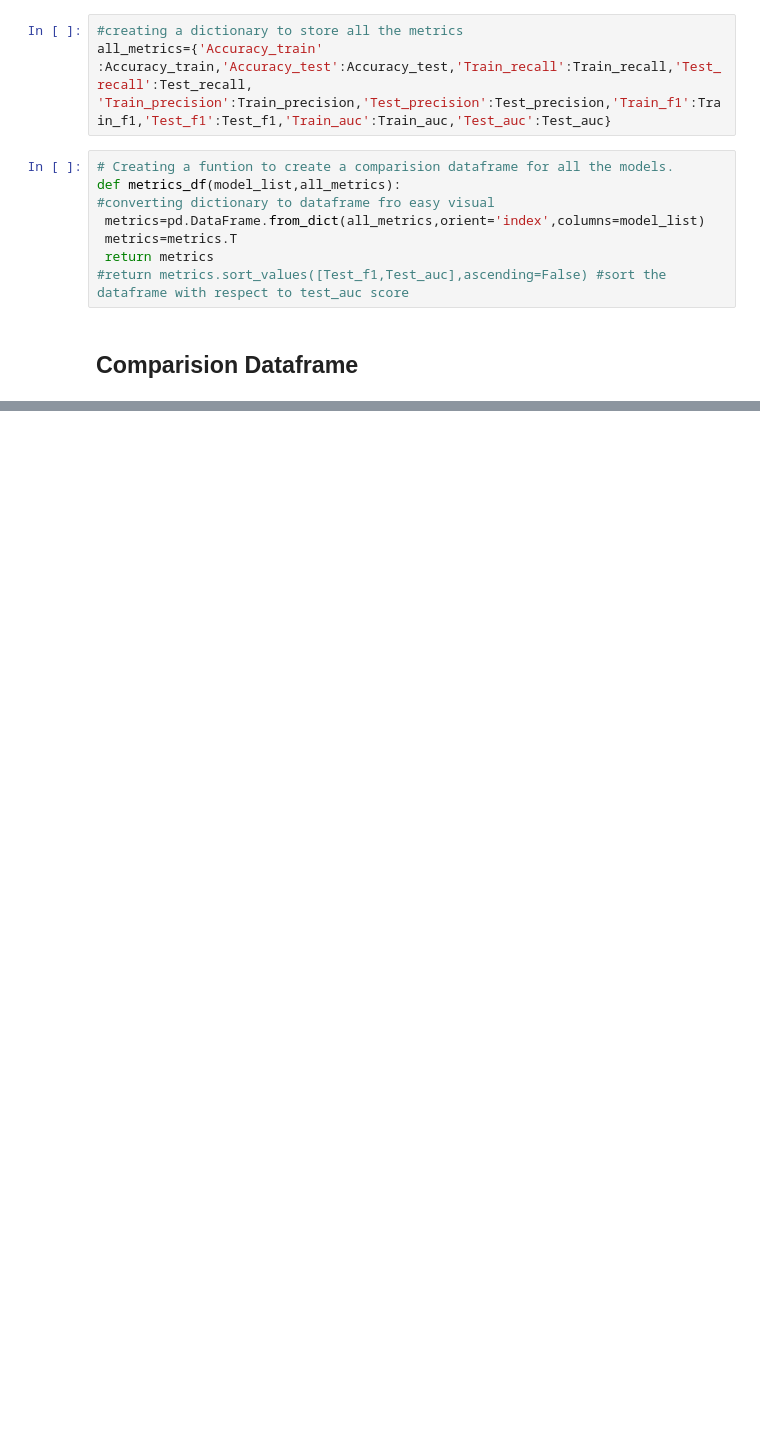
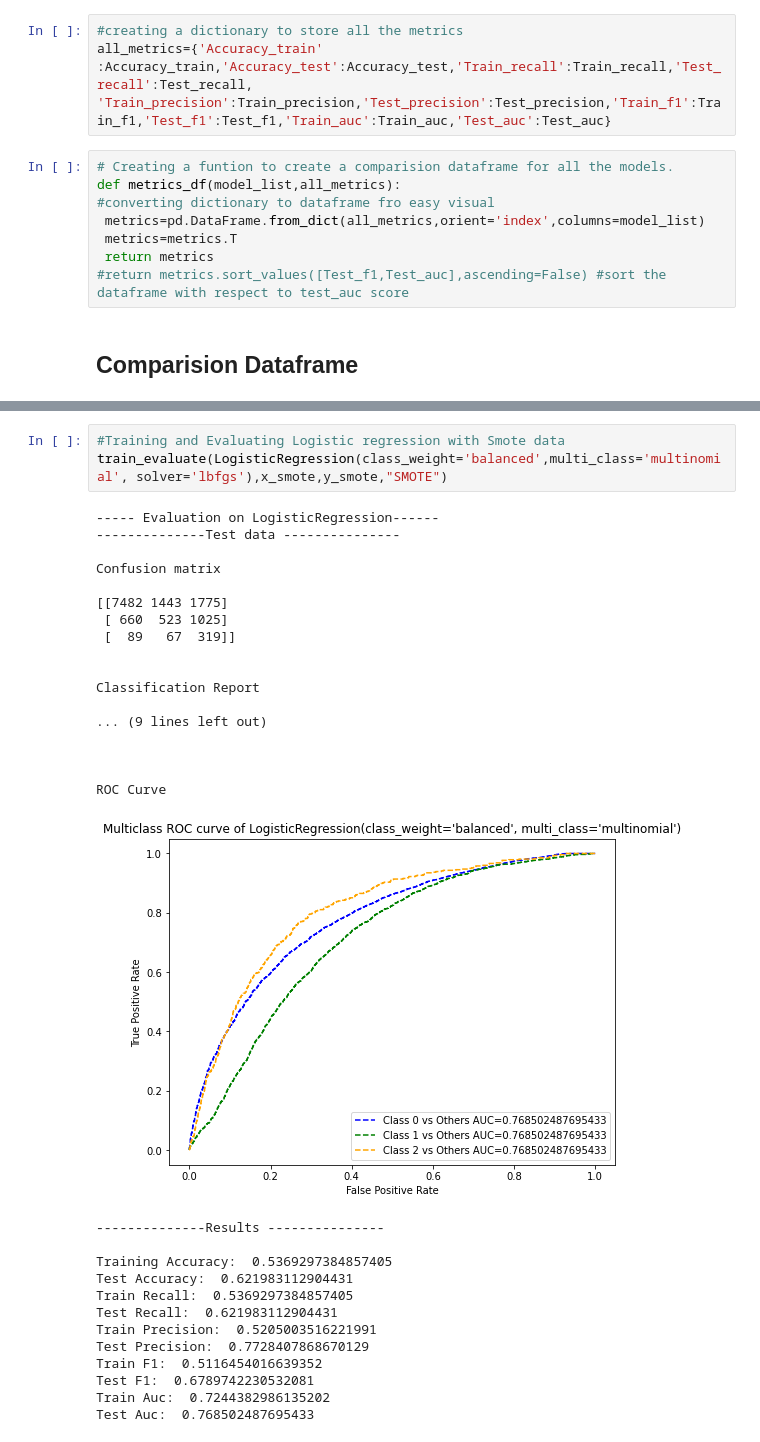
Before and after one commit to Dany511/Email-Campaign-Effectiveness-Prediction, a Jupyter notebook: Email_Campaign_Capstone.ipynb, the cells around one changed output, grey strips where cells are left out. Cells and saved outputs as stored; diff of their text form; blank space fills up the shorter version.

```diff
--- a/Email_Campaign_Capstone.ipynb
+++ b/Email_Campaign_Capstone.ipynb
@@ -1034,0 +1102,34 @@ metrics_df(model_list,all_metrics)
+# %%
+#Training and Evaluating Logistic regression with Smote data
+train_evaluate(LogisticRegression(class_weight='balanced',multi_class='multinomial', solver='lbfgs'),x_smote,y_smote,"SMOTE")
+# %% [output]
+----- Evaluation on LogisticRegression------
+--------------Test data ---------------
+
+Confusion matrix
+
+[[7482 1443 1775]
+ [ 660  523 1025]
+ [  89   67  319]]
+
+
+Classification Report
+
+... (9 lines left out)
+
+
+
+ROC Curve
+[figure, added]
+--------------Results ---------------
+
+Training Accuracy:  0.5369297384857405
+Test Accuracy:  0.621983112904431
+Train Recall:  0.5369297384857405
+Test Recall:  0.621983112904431
+Train Precision:  0.5205003516221991
+Test Precision:  0.7728407868670129
+Train F1:  0.5116454016639352
+Test F1:  0.6789742230532081
+Train Auc:  0.7244382986135202
+Test Auc:  0.768502487695433
```
Also changed, not shown: parts of 31 cells of this notebook.
